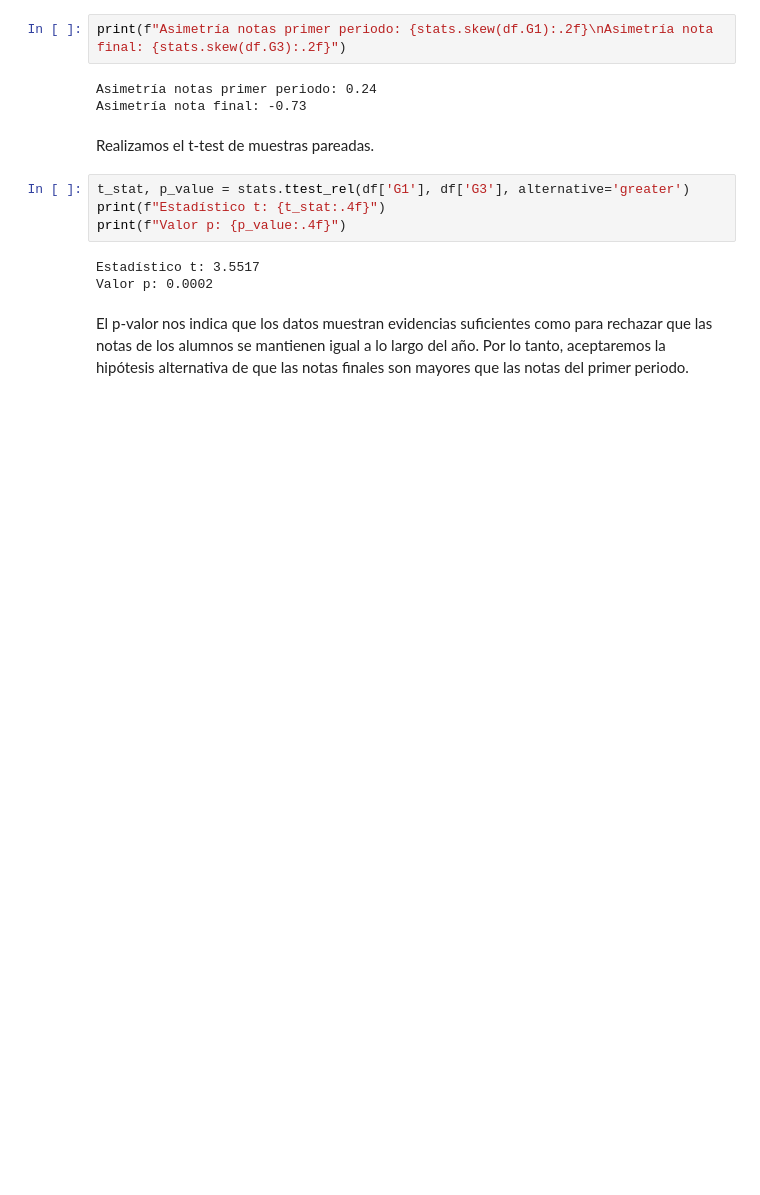
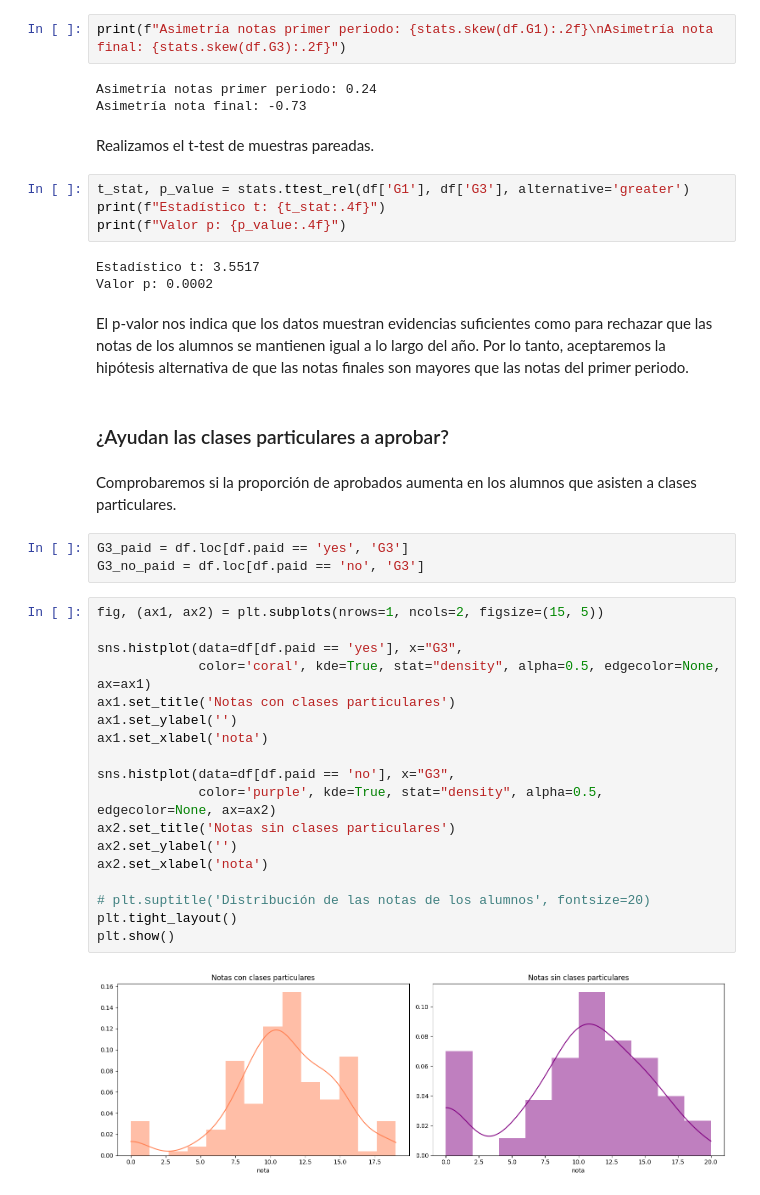
Before and after one commit to antoniolandin/students, a Jupyter notebook: main.ipynb, the cells around one changed output. Cells and saved outputs as stored; diff of their text form; blank space fills up the shorter version.

```diff
--- a/main.ipynb
+++ b/main.ipynb
@@ -344,3 +361,30 @@ Estadístico t: 3.5517
 Valor p: 0.0002
 # %% [markdown]
 El p-valor nos indica que los datos muestran evidencias suficientes como para rechazar que las notas de los alumnos se mantienen igual a lo largo del año. Por lo tanto, aceptaremos la hipótesis alternativa de que las notas finales son mayores que las notas del primer periodo.
+# %% [markdown]
+### ¿Ayudan las clases particulares a aprobar?
+# %% [markdown]
+Comprobaremos si la proporción de aprobados aumenta en los alumnos que asisten a clases particulares.
+# %%
+G3_paid = df.loc[df.paid == 'yes', 'G3']
+G3_no_paid = df.loc[df.paid == 'no', 'G3']
+# %%
+fig, (ax1, ax2) = plt.subplots(nrows=1, ncols=2, figsize=(15, 5))
+
+sns.histplot(data=df[df.paid == 'yes'], x="G3",
+             color='coral', kde=True, stat="density", alpha=0.5, edgecolor=None, ax=ax1)
+ax1.set_title('Notas con clases particulares')
+ax1.set_ylabel('')
+ax1.set_xlabel('nota')
+
+sns.histplot(data=df[df.paid == 'no'], x="G3",
+             color='purple', kde=True, stat="density", alpha=0.5, edgecolor=None, ax=ax2)
+ax2.set_title('Notas sin clases particulares')
+ax2.set_ylabel('')
+ax2.set_xlabel('nota')
+
+# plt.suptitle('Distribución de las notas de los alumnos', fontsize=20)
+plt.tight_layout()
+plt.show()
+# %% [output]
+[figure, added]
```
Also changed, not shown: parts of 35 cells of this notebook, 15 other files.
